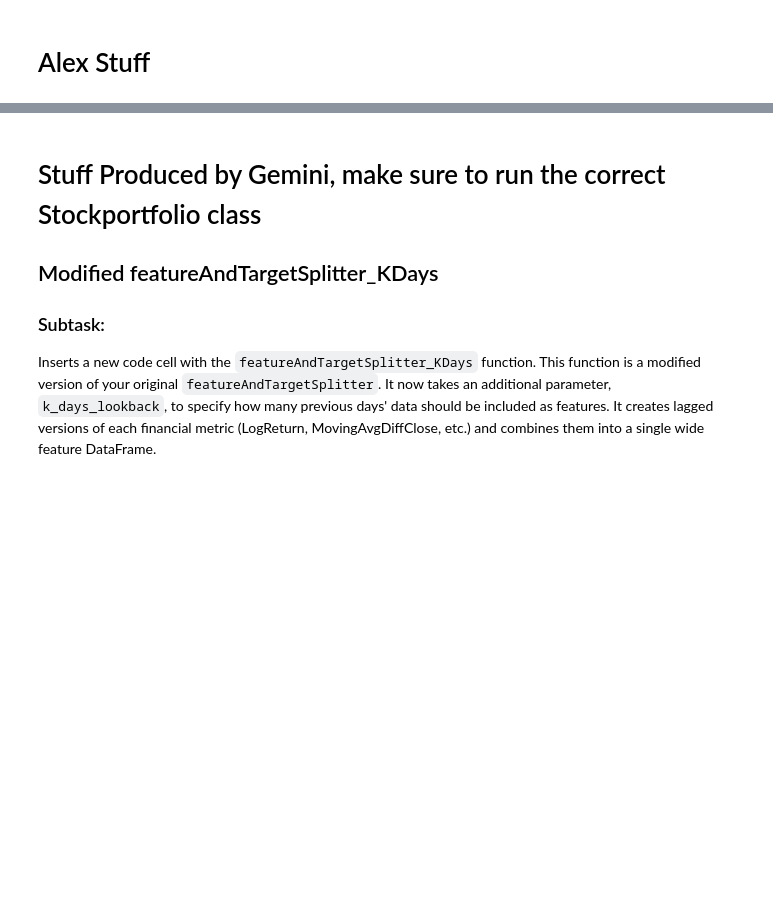
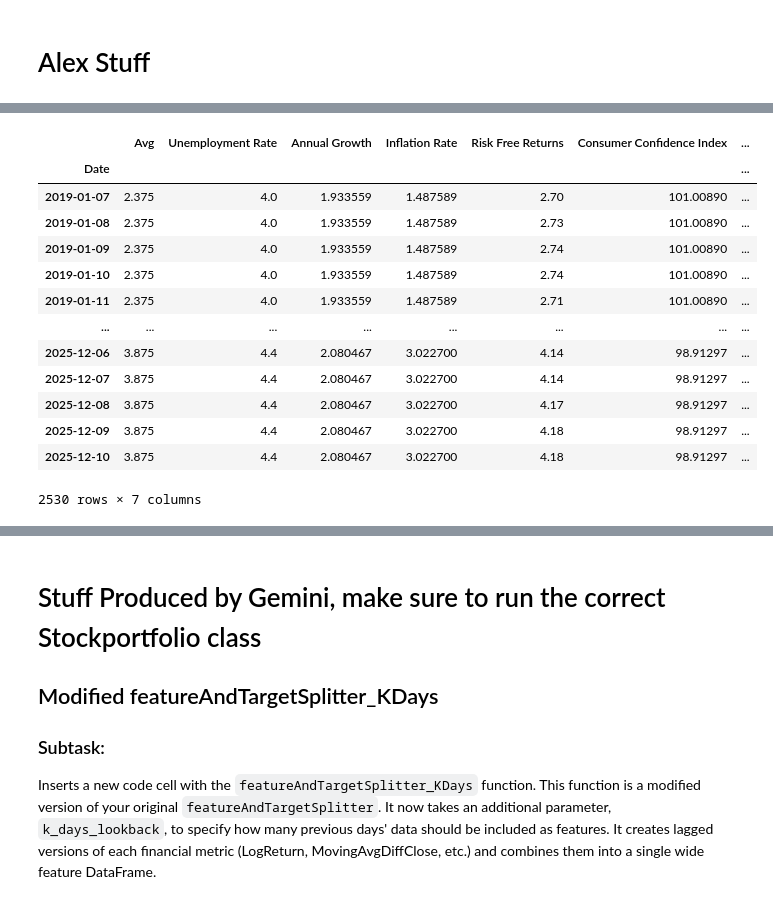
Before and after one commit to AlexanderVaz15/Final_16B, a Jupyter notebook: BullFolio.ipynb, the cells around one changed output, grey strips where cells are left out. Drawn from its saved outputs; the diff is of its cells as text; code cells hidden in the pictures; blank space fills up the shorter version.

```diff
--- a/BullFolio.ipynb
+++ b/BullFolio.ipynb
@@ -879,5 +868,23 @@ class Economic_Data():
         if not self.merged_data_df.empty:
             return self.merged_data_df['Economic_State'].iloc[-1]
         return "Data Not Loaded"
+# %%
+y = Economic_Data()
+y.merged_data_df
+# %% [output]
+|  | Avg | Unemployment Rate | Annual Growth | Inflation Rate | Risk Free Returns | Consumer Confidence Index | ... |
+| Date |  |  |  |  |  |  | ... |
+| 2019-01-07 | 2.375 | 4.0 | 1.933559 | 1.487589 | 2.70 | 101.00890 | ... |
+| 2019-01-08 | 2.375 | 4.0 | 1.933559 | 1.487589 | 2.73 | 101.00890 | ... |
+| 2019-01-09 | 2.375 | 4.0 | 1.933559 | 1.487589 | 2.74 | 101.00890 | ... |
+| 2019-01-10 | 2.375 | 4.0 | 1.933559 | 1.487589 | 2.74 | 101.00890 | ... |
+| 2019-01-11 | 2.375 | 4.0 | 1.933559 | 1.487589 | 2.71 | 101.00890 | ... |
+| ... | ... | ... | ... | ... | ... | ... | ... |
+| 2025-12-06 | 3.875 | 4.4 | 2.080467 | 3.022700 | 4.14 | 98.91297 | ... |
+| 2025-12-07 | 3.875 | 4.4 | 2.080467 | 3.022700 | 4.14 | 98.91297 | ... |
+| 2025-12-08 | 3.875 | 4.4 | 2.080467 | 3.022700 | 4.17 | 98.91297 | ... |
+| 2025-12-09 | 3.875 | 4.4 | 2.080467 | 3.022700 | 4.18 | 98.91297 | ... |
+| 2025-12-10 | 3.875 | 4.4 | 2.080467 | 3.022700 | 4.18 | 98.91297 | ... |
+2530 rows × 7 columns
 # %%
 def next_return_col(ticker):
```
Also changed, not shown: parts of 33 cells of this notebook.
